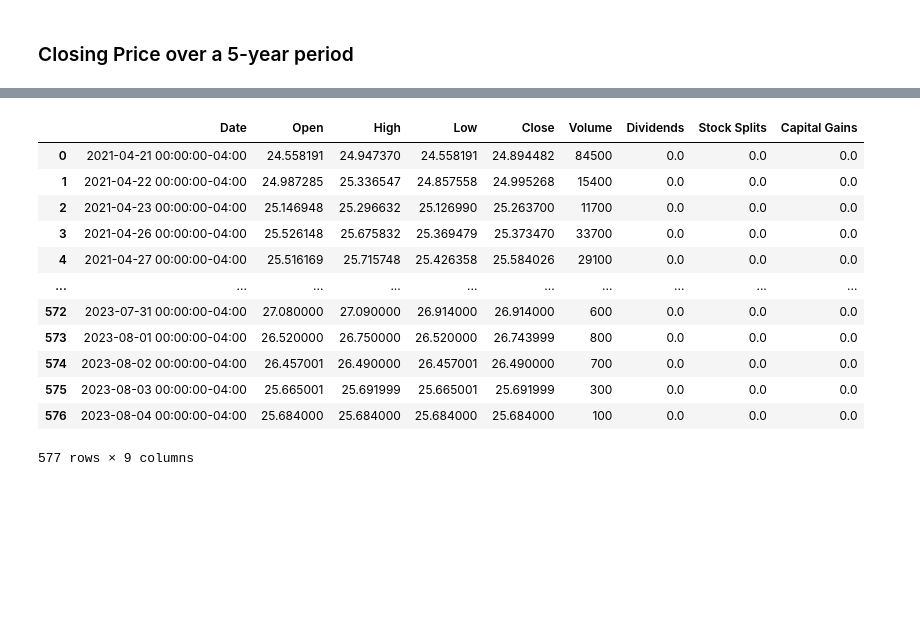
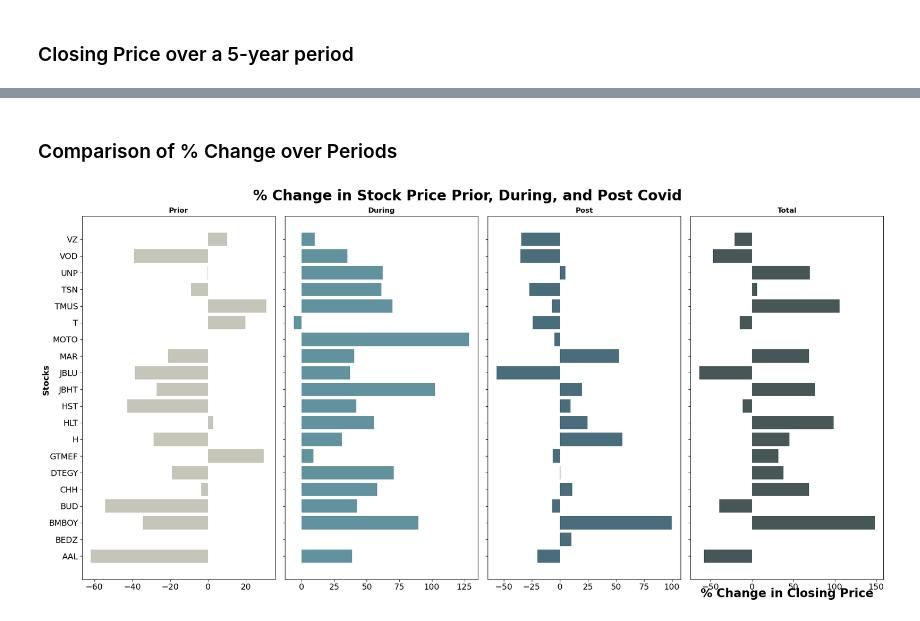
Before and after one commit to desireetrevino/Project1_Team2, a Jupyter notebook: hosp.ipynb, the cells around one changed output, grey strips where cells are left out. Drawn from its saved outputs; the diff is of its cells as text; code cells hidden in the pictures; blank space fills up the shorter version.

```diff
--- a/hosp.ipynb
+++ b/hosp.ipynb
@@ -130,18 +78,0 @@ _Note:_ Dow Jones U.S. Hotels Index (^DJUSLG) does not have enough data availabl
-# %%
-# Read ETF/Index CSV
-etf_df = pd.read_csv("data/hosp.csv")
-etf_df
-# %% [output]
-|  | Date | Open | High | Low | Close | Volume | Dividends | Stock Splits | Capital Gains |
-| 0 | 2021-04-21 00:00:00-04:00 | 24.558191 | 24.947370 | 24.558191 | 24.894482 | 84500 | 0.0 | 0.0 | 0.0 |
-| 1 | 2021-04-22 00:00:00-04:00 | 24.987285 | 25.336547 | 24.857558 | 24.995268 | 15400 | 0.0 | 0.0 | 0.0 |
-| 2 | 2021-04-23 00:00:00-04:00 | 25.146948 | 25.296632 | 25.126990 | 25.263700 | 11700 | 0.0 | 0.0 | 0.0 |
-| 3 | 2021-04-26 00:00:00-04:00 | 25.526148 | 25.675832 | 25.369479 | 25.373470 | 33700 | 0.0 | 0.0 | 0.0 |
-| 4 | 2021-04-27 00:00:00-04:00 | 25.516169 | 25.715748 | 25.426358 | 25.584026 | 29100 | 0.0 | 0.0 | 0.0 |
-| ... | ... | ... | ... | ... | ... | ... | ... | ... | ... |
-| 572 | 2023-07-31 00:00:00-04:00 | 27.080000 | 27.090000 | 26.914000 | 26.914000 | 600 | 0.0 | 0.0 | 0.0 |
-| 573 | 2023-08-01 00:00:00-04:00 | 26.520000 | 26.750000 | 26.520000 | 26.743999 | 800 | 0.0 | 0.0 | 0.0 |
-| 574 | 2023-08-02 00:00:00-04:00 | 26.457001 | 26.490000 | 26.457001 | 26.490000 | 700 | 0.0 | 0.0 | 0.0 |
-| 575 | 2023-08-03 00:00:00-04:00 | 25.665001 | 25.691999 | 25.665001 | 25.691999 | 300 | 0.0 | 0.0 | 0.0 |
-| 576 | 2023-08-04 00:00:00-04:00 | 25.684000 | 25.684000 | 25.684000 | 25.684000 | 100 | 0.0 | 0.0 | 0.0 |
-577 rows × 9 columns
@@ -150,0 +79,2 @@ etf_df['Date'] = pd.to_datetime(etf_df['Date'])
+# %% [markdown]
+### Comparison of % Change over Periods
@@ -150,0 +121,32 @@ etf_df['Date'] = pd.to_datetime(etf_df['Date'])
+# %%
+colors = ["#C6C5B9", "#62929E", '#4A6D7C', '#475657']
+
+fig, axes = plt.subplots(1,4, figsize=(20, 10),sharey=True)
+
+for i, j in enumerate(pcnt_change.keys()):
+    ax = axes[i]
+    ax.barh(tickers, pcnt_change[j], color=colors[i])
+    ax.set_title(j, fontweight ="bold")
+
+    ## Supposed to put mean line on each axes, but not working yet
+    #
+    # mean = np.average(pcnt_change[j])
+    # line = lines.Line2D([mean,-1],
+    #                 [mean, 20],
+    #                 lw = 2, color ='green', alpha = 0.7)
+    # ax.add_line(line)
+
+
+plt.rc('xtick', labelsize=14)
+plt.rc('ytick', labelsize=14)
+plt.xlabel("% Change in Closing Price", fontweight="bold", fontsize=20, ha="center", va="center")
+# plt.ylabel("Indices / ETFs / Stocks", fontweight="bold", fontsize=20, ha="center", va="center")
+fig.text(0,0.5, "Stocks", rotation=90, fontweight ="bold", fontsize=14)
+fig.suptitle("% Change in Stock Price Prior, During, and Post Covid", fontweight ="bold", fontsize=24)
+fig.tight_layout()
+
+plt.show()
+# adapted from "Analyzing World Stock Indices Performances with Python"
+# https://towardsdatascience.com/analyzing-world-stock-indices-performance-in-python-610df6a578f
+# %% [output]
+[figure, added]
```
Also changed, not shown: parts of 17 cells of this notebook, 4 other files.
